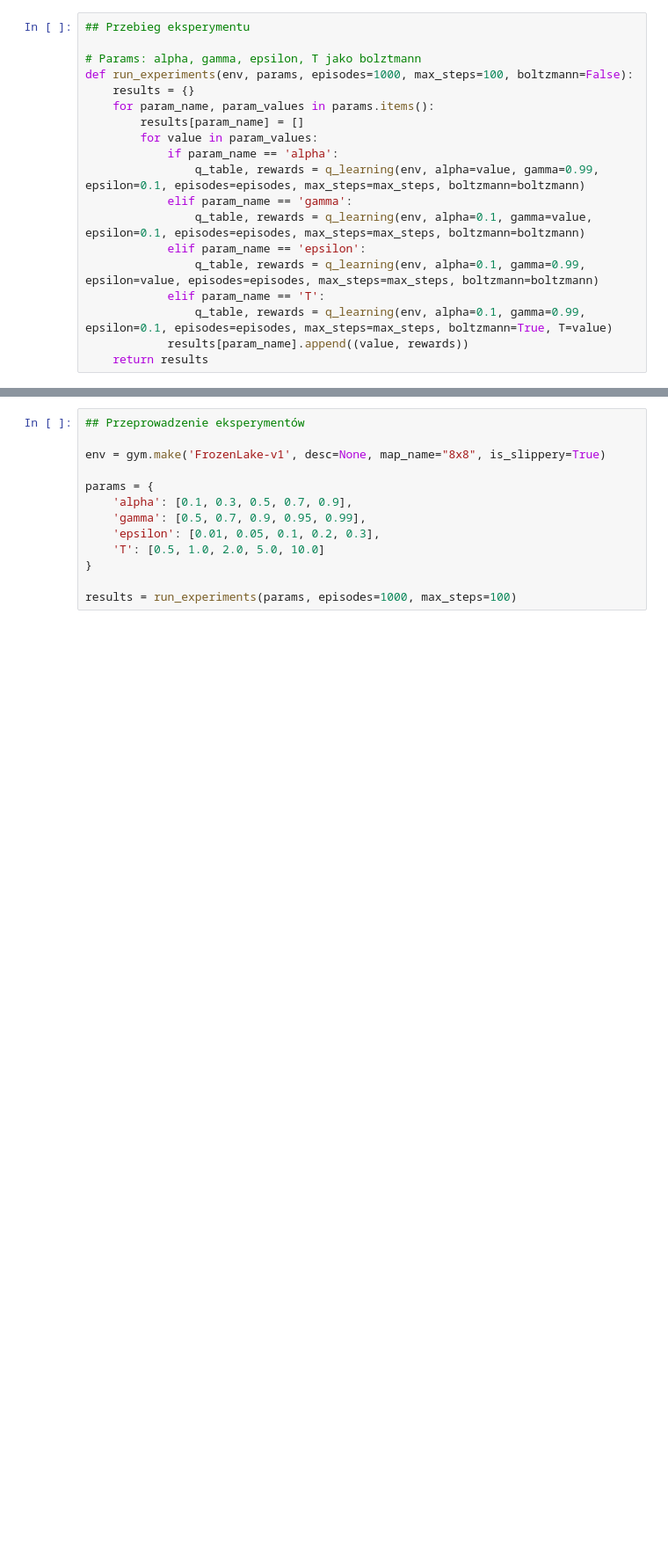
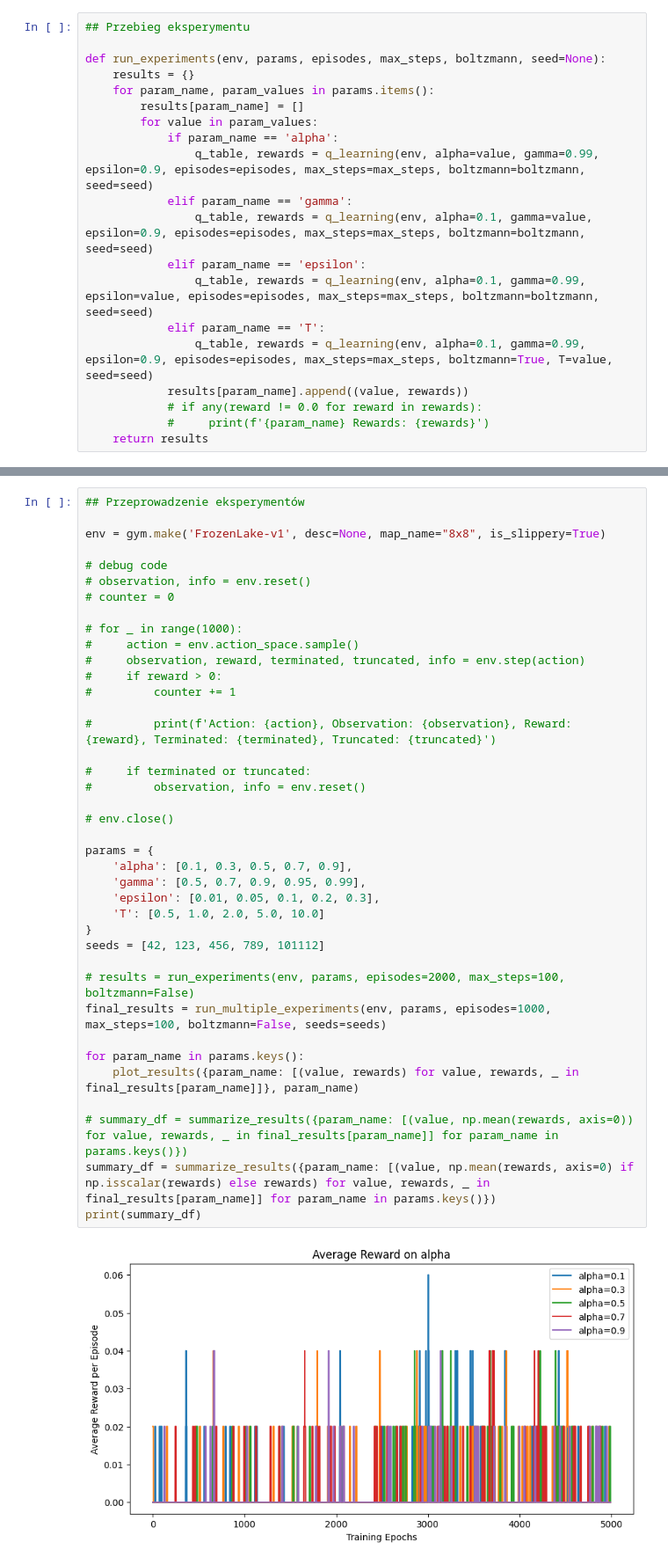
Before and after one commit to stusiojan/WSI_24L, a Jupyter notebook: Zadanie6/zad6.ipynb, the cells around one changed output, grey strips where cells are left out. Shown: that part at 88% size. Saved outputs shown, nothing was run; the diff lists cells and outputs as text; blank space fills up the shorter version.

```diff
--- a/Zadanie6/zad6.ipynb
+++ b/Zadanie6/zad6.ipynb
@@ -76,21 +124,22 @@ def q_learning(env, alpha, gamma, epsilon, episodes, max_steps, boltzmann=False,
 # %%
 ## Przebieg eksperymentu
 
-# Params: alpha, gamma, epsilon, T jako bolztmann
-def run_experiments(env, params, episodes=1000, max_steps=100, boltzmann=False):
+def run_experiments(env, params, episodes, max_steps, boltzmann, seed=None):
     results = {}
     for param_name, param_values in params.items():
         results[param_name] = []
         for value in param_values:
             if param_name == 'alpha':
-                q_table, rewards = q_learning(env, alpha=value, gamma=0.99, epsilon=0.1, episodes=episodes, max_steps=max_steps, boltzmann=boltzmann)
+                q_table, rewards = q_learning(env, alpha=value, gamma=0.99, epsilon=0.9, episodes=episodes, max_steps=max_steps, boltzmann=boltzmann, seed=seed)
             elif param_name == 'gamma':
-                q_table, rewards = q_learning(env, alpha=0.1, gamma=value, epsilon=0.1, episodes=episodes, max_steps=max_steps, boltzmann=boltzmann)
+                q_table, rewards = q_learning(env, alpha=0.1, gamma=value, epsilon=0.9, episodes=episodes, max_steps=max_steps, boltzmann=boltzmann, seed=seed)
             elif param_name == 'epsilon':
-                q_table, rewards = q_learning(env, alpha=0.1, gamma=0.99, epsilon=value, episodes=episodes, max_steps=max_steps, boltzmann=boltzmann)
+                q_table, rewards = q_learning(env, alpha=0.1, gamma=0.99, epsilon=value, episodes=episodes, max_steps=max_steps, boltzmann=boltzmann, seed=seed)
             elif param_name == 'T':
-                q_table, rewards = q_learning(env, alpha=0.1, gamma=0.99, epsilon=0.1, episodes=episodes, max_steps=max_steps, boltzmann=True, T=value)
+                q_table, rewards = q_learning(env, alpha=0.1, gamma=0.99, epsilon=0.9, episodes=episodes, max_steps=max_steps, boltzmann=True, T=value, seed=seed)
             results[param_name].append((value, rewards))
+            # if any(reward != 0.0 for reward in rewards):
+            #     print(f'{param_name} Rewards: {rewards}')
     return results
 # %%
 ##  Wyświetlanie wyników
@@ -122,13 +225,41 @@ def print_summary(summary, param_name):
 # %%
 ## Przeprowadzenie eksperymentów
 
 env = gym.make('FrozenLake-v1', desc=None, map_name="8x8", is_slippery=True)
+
+# debug code
+# observation, info = env.reset()
+# counter = 0
+
+# for _ in range(1000):
+#     action = env.action_space.sample()
+#     observation, reward, terminated, truncated, info = env.step(action)
+#     if reward > 0:
+#         counter += 1
+
+#         print(f'Action: {action}, Observation: {observation}, Reward: {reward}, Terminated: {terminated}, Truncated: {truncated}')
+
+#     if terminated or truncated:
+#         observation, info = env.reset()
+
+# env.close()
 
 params = {
     'alpha': [0.1, 0.3, 0.5, 0.7, 0.9],
     'gamma': [0.5, 0.7, 0.9, 0.95, 0.99],
     'epsilon': [0.01, 0.05, 0.1, 0.2, 0.3],
     'T': [0.5, 1.0, 2.0, 5.0, 10.0]
 }
+seeds = [42, 123, 456, 789, 101112]
 
-results = run_experiments(params, episodes=1000, max_steps=100)
+# results = run_experiments(env, params, episodes=2000, max_steps=100, boltzmann=False)
+final_results = run_multiple_experiments(env, params, episodes=1000, max_steps=100, boltzmann=False, seeds=seeds)
+
+for param_name in params.keys():
+    plot_results({param_name: [(value, rewards) for value, rewards, _ in final_results[param_name]]}, param_name)
+
+# summary_df = summarize_results({param_name: [(value, np.mean(rewards, axis=0)) for value, rewards, _ in final_results[param_name]] for param_name in params.keys()})
+summary_df = summarize_results({param_name: [(value, np.mean(rewards, axis=0) if np.isscalar(rewards) else rewards) for value, rewards, _ in final_results[param_name]] for param_name in params.keys()})
+print(summary_df)
+# %% [output]
+[figure, added]
```
Also changed, not shown: parts of 9 cells of this notebook, 2 other files.
